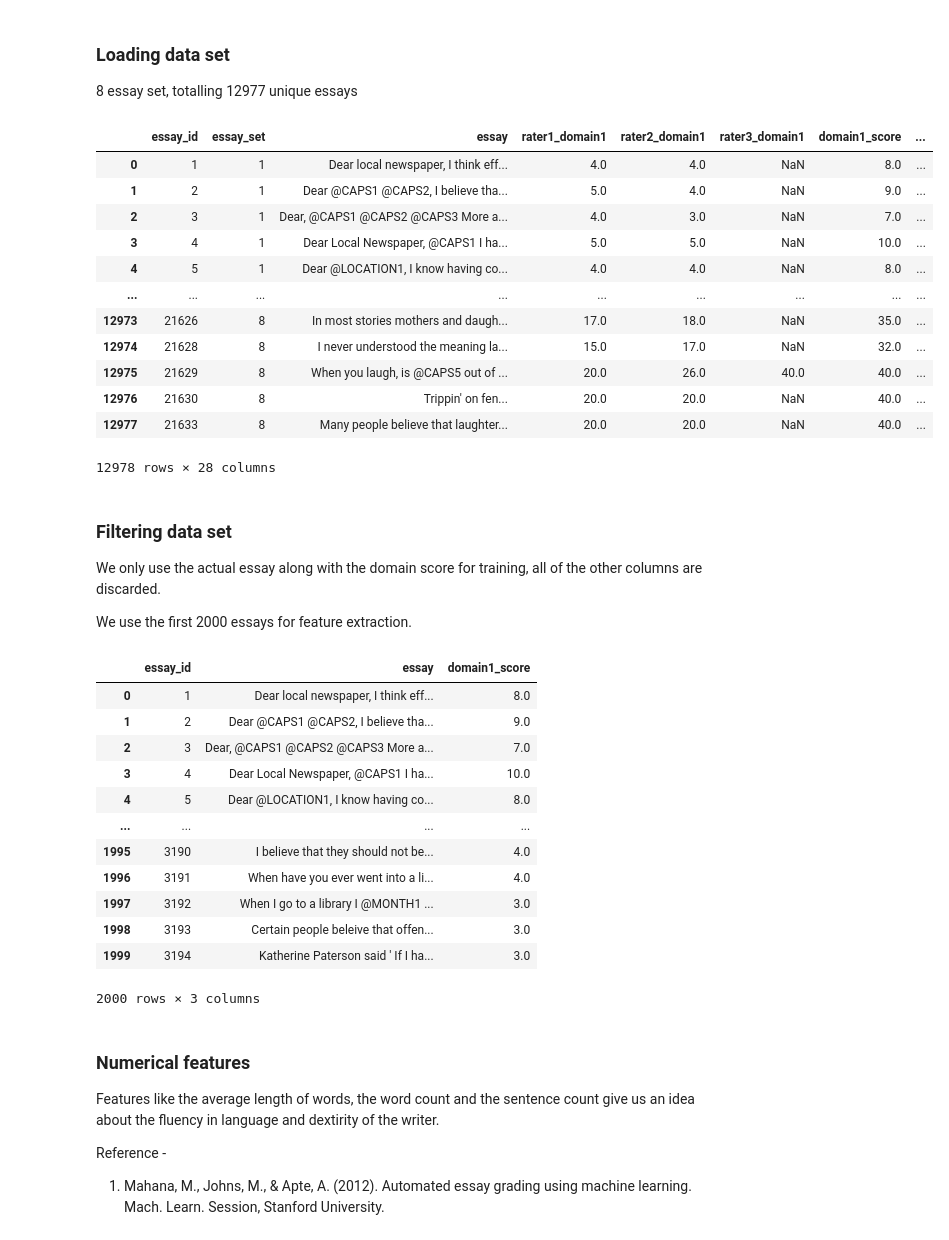
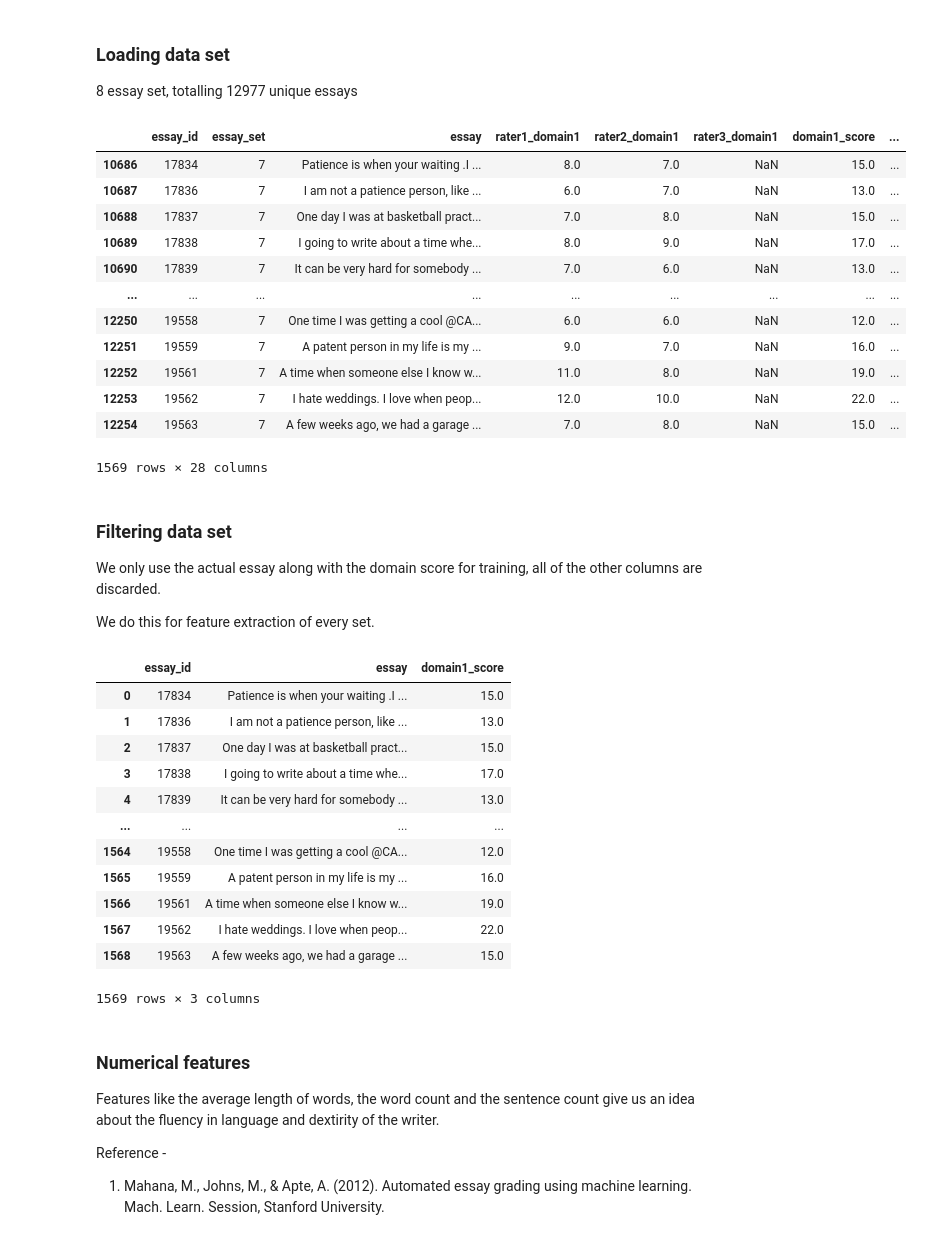
Before and after one commit to nishalkulkarni/ai-essay-autograd, a Jupyter notebook: Feature Extraction.ipynb, the cells around one changed output. Drawn from its saved outputs; the diff is of its cells as text; code cells hidden in the pictures.

```diff
--- a/Feature Extraction.ipynb
+++ b/Feature Extraction.ipynb
@@ -59,27 +59,29 @@ from sklearn.decomposition import TruncatedSVD
 # %%
 data = pd.read_excel('training_set_rel3.xlsx')
 # %%
+essay_set_num = 7
+data = data.loc[data['essay_set'] == essay_set_num]
 data
 # %% [output]
 |  | essay_id | essay_set | essay | rater1_domain1 | rater2_domain1 | rater3_domain1 | domain1_score | ... |
-| 0 | 1 | 1 | Dear local newspaper, I think eff... | 4.0 | 4.0 | NaN | 8.0 | ... |
-| 1 | 2 | 1 | Dear @CAPS1 @CAPS2, I believe tha... | 5.0 | 4.0 | NaN | 9.0 | ... |
-| 2 | 3 | 1 | Dear, @CAPS1 @CAPS2 @CAPS3 More a... | 4.0 | 3.0 | NaN | 7.0 | ... |
-| 3 | 4 | 1 | Dear Local Newspaper, @CAPS1 I ha... | 5.0 | 5.0 | NaN | 10.0 | ... |
-| 4 | 5 | 1 | Dear @LOCATION1, I know having co... | 4.0 | 4.0 | NaN | 8.0 | ... |
+| 10686 | 17834 | 7 | Patience is when your waiting .I ... | 8.0 | 7.0 | NaN | 15.0 | ... |
+| 10687 | 17836 | 7 | I am not a patience person, like ... | 6.0 | 7.0 | NaN | 13.0 | ... |
+| 10688 | 17837 | 7 | One day I was at basketball pract... | 7.0 | 8.0 | NaN | 15.0 | ... |
+| 10689 | 17838 | 7 | I going to write about a time whe... | 8.0 | 9.0 | NaN | 17.0 | ... |
+| 10690 | 17839 | 7 | It can be very hard for somebody ... | 7.0 | 6.0 | NaN | 13.0 | ... |
 | ... | ... | ... | ... | ... | ... | ... | ... | ... |
-| 12973 | 21626 | 8 | In most stories mothers and daugh... | 17.0 | 18.0 | NaN | 35.0 | ... |
-| 12974 | 21628 | 8 | I never understood the meaning la... | 15.0 | 17.0 | NaN | 32.0 | ... |
-| 12975 | 21629 | 8 | When you laugh, is @CAPS5 out of ... | 20.0 | 26.0 | 40.0 | 40.0 | ... |
-| 12976 | 21630 | 8 | Trippin' on fen... | 20.0 | 20.0 | NaN | 40.0 | ... |
-| 12977 | 21633 | 8 | Many people believe that laughter... | 20.0 | 20.0 | NaN | 40.0 | ... |
+| 12250 | 19558 | 7 | One time I was getting a cool @CA... | 6.0 | 6.0 | NaN | 12.0 | ... |
+| 12251 | 19559 | 7 | A patent person in my life is my ... | 9.0 | 7.0 | NaN | 16.0 | ... |
+| 12252 | 19561 | 7 | A time when someone else I know w... | 11.0 | 8.0 | NaN | 19.0 | ... |
+| 12253 | 19562 | 7 | I hate weddings. I love when peop... | 12.0 | 10.0 | NaN | 22.0 | ... |
+| 12254 | 19563 | 7 | A few weeks ago, we had a garage ... | 7.0 | 8.0 | NaN | 15.0 | ... |
-12978 rows × 28 columns
+1569 rows × 28 columns
 # %% [markdown]
 ### Filtering data set
 
 We only use the actual essay along with the domain score for training, all of the other columns are discarded.
 
-We use the first 2000 essays for feature extraction.
+We do this for feature extraction of every set.
 # %%
 data.drop(data.iloc[:, 1:2], inplace=True, axis=1)
 data.drop(data.iloc[:, 2:5], inplace=True, axis=1)
@@ -90,19 +90,20 @@ data.drop(range(num_essays,12978), inplace=True)
 # %%
+num_essays = data.shape[0]
 data
 # %% [output]
 |  | essay_id | essay | domain1_score |
-| 0 | 1 | Dear local newspaper, I think eff... | 8.0 |
-| 1 | 2 | Dear @CAPS1 @CAPS2, I believe tha... | 9.0 |
-| 2 | 3 | Dear, @CAPS1 @CAPS2 @CAPS3 More a... | 7.0 |
-| 3 | 4 | Dear Local Newspaper, @CAPS1 I ha... | 10.0 |
-| 4 | 5 | Dear @LOCATION1, I know having co... | 8.0 |
+| 0 | 17834 | Patience is when your waiting .I ... | 15.0 |
+| 1 | 17836 | I am not a patience person, like ... | 13.0 |
+| 2 | 17837 | One day I was at basketball pract... | 15.0 |
+| 3 | 17838 | I going to write about a time whe... | 17.0 |
+| 4 | 17839 | It can be very hard for somebody ... | 13.0 |
 | ... | ... | ... | ... |
-| 1995 | 3190 | I believe that they should not be... | 4.0 |
-| 1996 | 3191 | When have you ever went into a li... | 4.0 |
-| 1997 | 3192 | When I go to a library I @MONTH1 ... | 3.0 |
-| 1998 | 3193 | Certain people beleive that offen... | 3.0 |
-| 1999 | 3194 | Katherine Paterson said ' If I ha... | 3.0 |
+| 1564 | 19558 | One time I was getting a cool @CA... | 12.0 |
+| 1565 | 19559 | A patent person in my life is my ... | 16.0 |
+| 1566 | 19561 | A time when someone else I know w... | 19.0 |
+| 1567 | 19562 | I hate weddings. I love when peop... | 22.0 |
+| 1568 | 19563 | A few weeks ago, we had a garage ... | 15.0 |
-2000 rows × 3 columns
+1569 rows × 3 columns
 # %%
 def get_wordlist(sentence):
     # Remove non-alphanumeric characters
```
Also changed, not shown: parts of 7 cells of this notebook, 10 other files.
